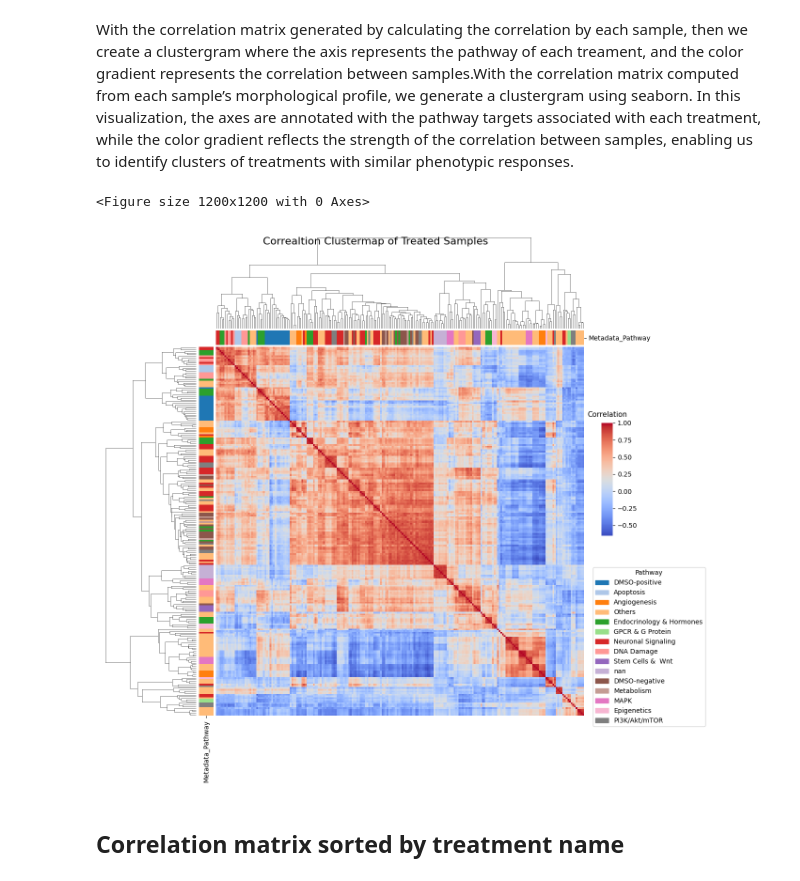
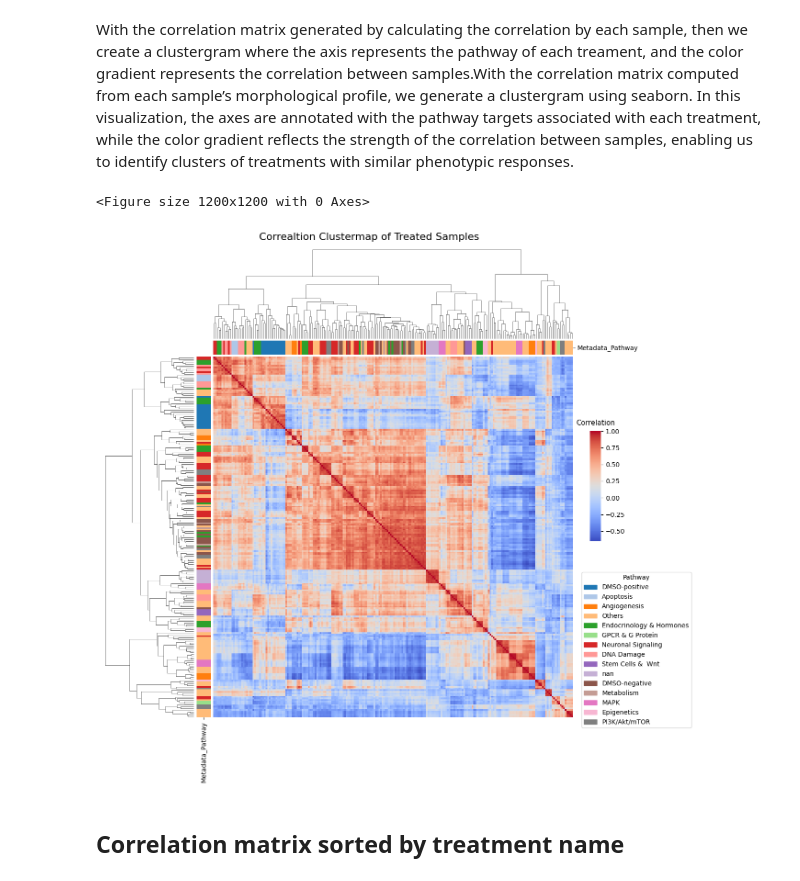
Before and after one commit to WayScience/CFReT-screen-mAP-analysis, a Jupyter notebook: notebooks/exploratory-analysis/correlation-matrix/correlation-matrix.ipynb, the cells around one changed output. Cells and saved outputs as stored; diff of their text form; code cells hidden in the pictures.

```diff
--- a/notebooks/exploratory-analysis/correlation-matrix/correlation-matrix.ipynb
+++ b/notebooks/exploratory-analysis/correlation-matrix/correlation-matrix.ipynb
@@ -111,35 +111,35 @@ sample_corr_clustermap = sns.clustermap(
     sample_corr_matrix,
     row_colors=pathway_color_map,
     col_colors=pathway_color_map,
     cmap="coolwarm",
     figsize=(12, 12),
     xticklabels=1,
     yticklabels=1,
     cbar_pos=(0.90, 0.45, 0.02, 0.2)
 )
 
 # adding title to the clustermap figure
-sample_corr_clustermap.fig.suptitle("Correaltion Clustermap of Treated Samples", fontsize=16)
+sample_corr_clustermap.fig.suptitle("Correaltion Clustermap of Treated Samples", fontsize=16, y=1.01)
 
 # remove x and y ticks and labels
 sample_corr_clustermap.ax_heatmap.set_xticklabels([])
 sample_corr_clustermap.ax_heatmap.set_yticklabels([])
 sample_corr_clustermap.ax_heatmap.set_xticks([])
 sample_corr_clustermap.ax_heatmap.set_yticks([])
 
 # adding the Pathway legend to the cluster map
 handles = [mpatches.Patch(color=color, label=pathway) for pathway, color in pathway_color_dict.items()]
 sample_corr_clustermap.fig.legend(handles=handles, title="Pathway", loc="upper right", bbox_to_anchor=(1.09, 0.4))
 
 # now taking the colobar legend and adding a title
 cbar = sample_corr_clustermap.ax_heatmap.collections[0].colorbar
 cbar.ax.set_title("Correlation", fontsize=11, x=0.5, y=1.02)
 
 
 sample_corr_clustermap;
 # %% [output]
 <Figure size 1200x1200 with 0 Axes>
-[figure, old version]
+[figure, new version]
 # %% [markdown]
 ## Correlation matrix sorted by treatment name
 # %%
```
